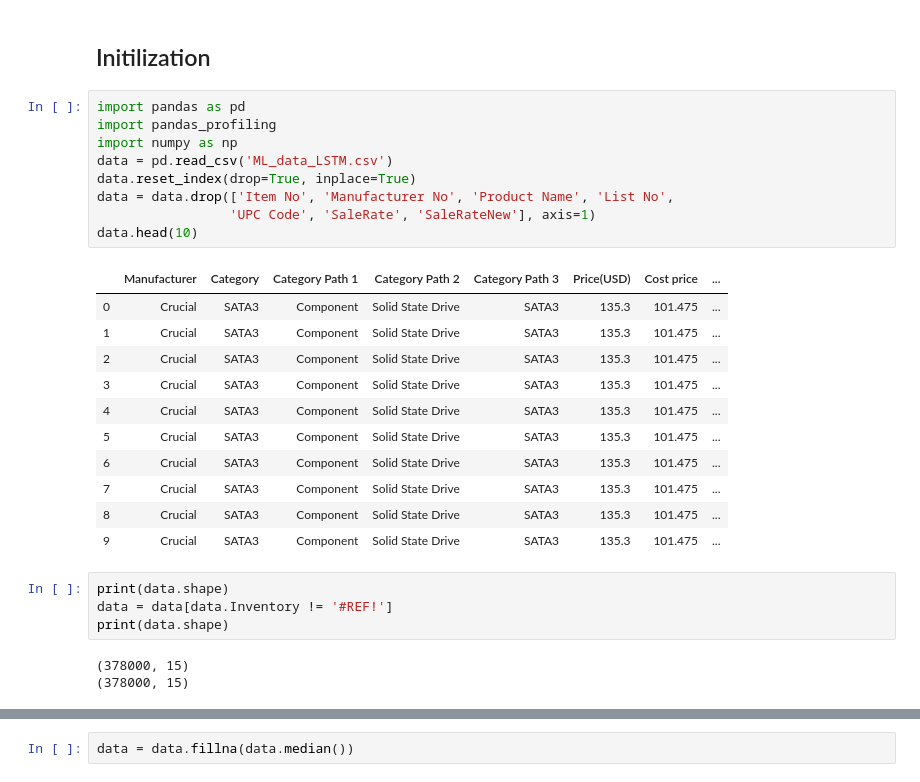
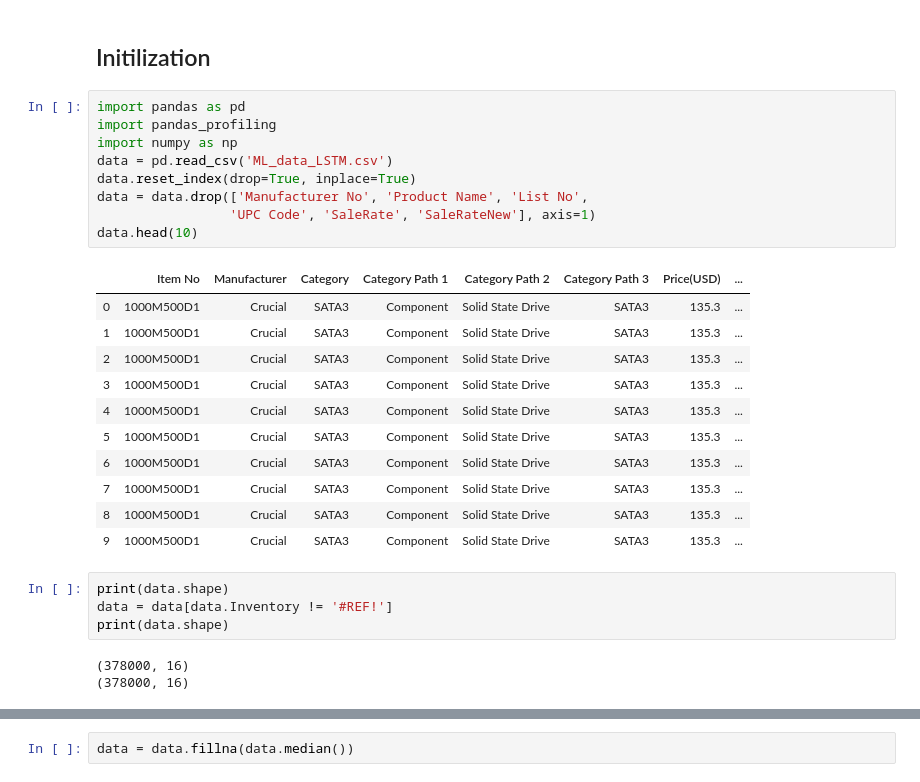
Before and after one commit to Shrikantsamarth/optimization-of-warehouses-by-implementation-of-machine-learning-methodologies, a Jupyter notebook: Thessis/Blowout Prediction (Time Series Prediction).ipynb, the cells around one changed output, grey strips where cells are left out. Drawn from its saved outputs; the diff is of its cells as text.

```diff
--- a/Thessis/Blowout Prediction (Time Series Prediction).ipynb
+++ b/Thessis/Blowout Prediction (Time Series Prediction).ipynb
@@ -5,28 +5,28 @@
 # %%
 import pandas as pd
 import pandas_profiling
 import numpy as np
 data = pd.read_csv('ML_data_LSTM.csv')
 data.reset_index(drop=True, inplace=True)
-data = data.drop(['Item No', 'Manufacturer No', 'Product Name', 'List No',
+data = data.drop(['Manufacturer No', 'Product Name', 'List No',
                  'UPC Code', 'SaleRate', 'SaleRateNew'], axis=1)
 data.head(10)
 # %% [output]
-|  | Manufacturer | Category | Category Path 1 | Category Path 2 | Category Path 3 | Price(USD) | Cost price | ... |
-| 0 | Crucial | SATA3 | Component | Solid State Drive | SATA3 | 135.3 | 101.475 | ... |
-| 1 | Crucial | SATA3 | Component | Solid State Drive | SATA3 | 135.3 | 101.475 | ... |
-| 2 | Crucial | SATA3 | Component | Solid State Drive | SATA3 | 135.3 | 101.475 | ... |
-| 3 | Crucial | SATA3 | Component | Solid State Drive | SATA3 | 135.3 | 101.475 | ... |
-| 4 | Crucial | SATA3 | Component | Solid State Drive | SATA3 | 135.3 | 101.475 | ... |
-| 5 | Crucial | SATA3 | Component | Solid State Drive | SATA3 | 135.3 | 101.475 | ... |
-| 6 | Crucial | SATA3 | Component | Solid State Drive | SATA3 | 135.3 | 101.475 | ... |
-| 7 | Crucial | SATA3 | Component | Solid State Drive | SATA3 | 135.3 | 101.475 | ... |
-| 8 | Crucial | SATA3 | Component | Solid State Drive | SATA3 | 135.3 | 101.475 | ... |
-| 9 | Crucial | SATA3 | Component | Solid State Drive | SATA3 | 135.3 | 101.475 | ... |
+|  | Item No | Manufacturer | Category | Category Path 1 | Category Path 2 | Category Path 3 | Price(USD) | ... |
+| 0 | 1000M500D1 | Crucial | SATA3 | Component | Solid State Drive | SATA3 | 135.3 | ... |
+| 1 | 1000M500D1 | Crucial | SATA3 | Component | Solid State Drive | SATA3 | 135.3 | ... |
+| 2 | 1000M500D1 | Crucial | SATA3 | Component | Solid State Drive | SATA3 | 135.3 | ... |
+| 3 | 1000M500D1 | Crucial | SATA3 | Component | Solid State Drive | SATA3 | 135.3 | ... |
+| 4 | 1000M500D1 | Crucial | SATA3 | Component | Solid State Drive | SATA3 | 135.3 | ... |
+| 5 | 1000M500D1 | Crucial | SATA3 | Component | Solid State Drive | SATA3 | 135.3 | ... |
+| 6 | 1000M500D1 | Crucial | SATA3 | Component | Solid State Drive | SATA3 | 135.3 | ... |
+| 7 | 1000M500D1 | Crucial | SATA3 | Component | Solid State Drive | SATA3 | 135.3 | ... |
+| 8 | 1000M500D1 | Crucial | SATA3 | Component | Solid State Drive | SATA3 | 135.3 | ... |
+| 9 | 1000M500D1 | Crucial | SATA3 | Component | Solid State Drive | SATA3 | 135.3 | ... |
 # %%
 print(data.shape)
 data = data[data.Inventory != '#REF!']
 print(data.shape)
 # %% [output]
-(378000, 15)
-(378000, 15)
+(378000, 16)
+(378000, 16)
```
Also changed, not shown: parts of 8 cells of this notebook.
